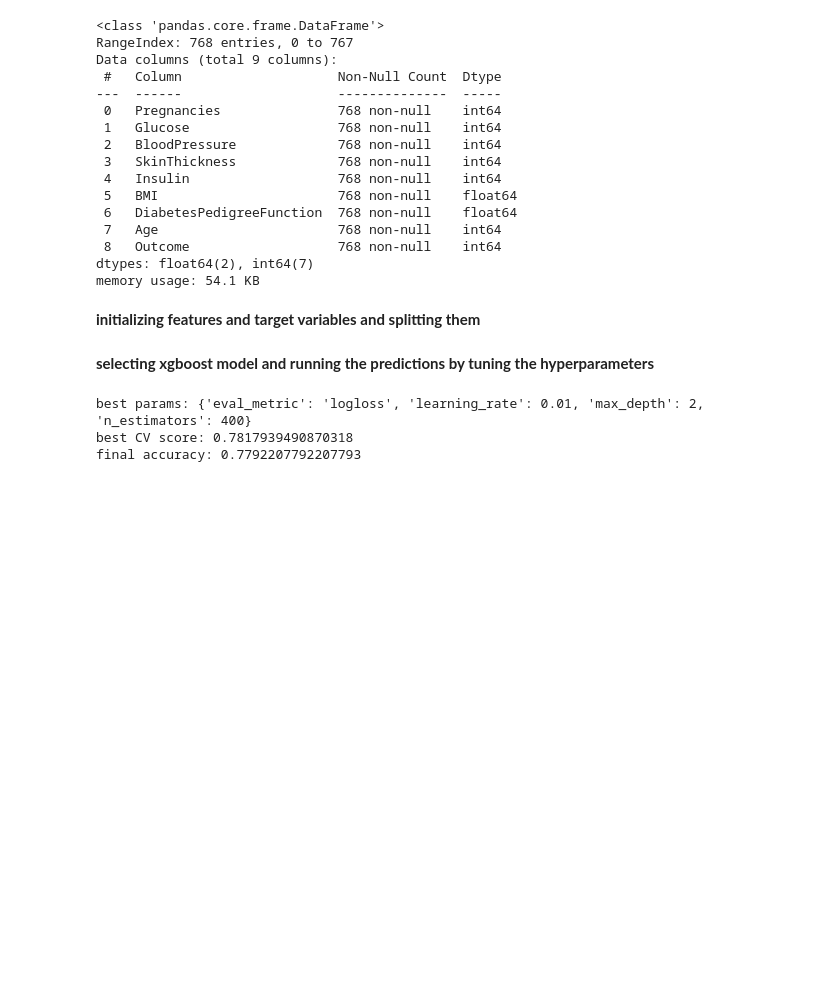
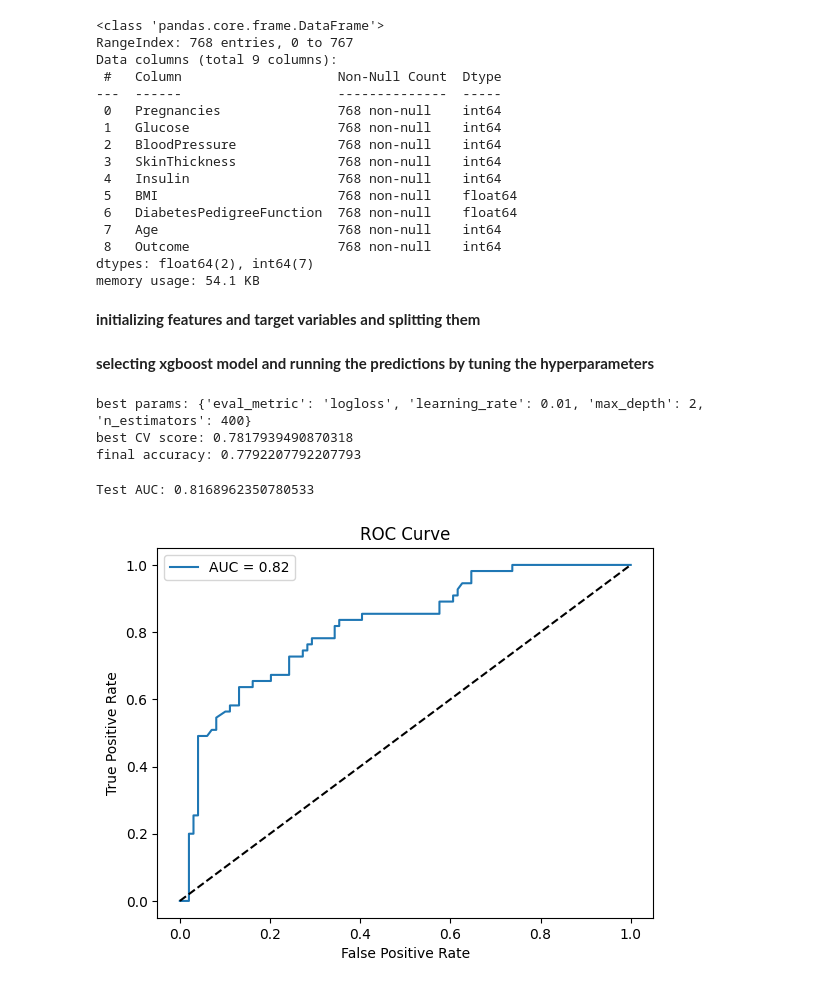
Before and after one commit to Aayam-Rimal/MachineLearning, a Jupyter notebook: XGBoost/ Classification.ipynb, the cells around one changed output. Cells and saved outputs as stored; diff of their text form; code cells hidden in the pictures; blank space fills up the shorter version.

Commit message:
added ROC curve

```diff
--- a/XGBoost/ Classification.ipynb
+++ b/XGBoost/ Classification.ipynb
@@ -98,3 +99,20 @@ print(f'final accuracy: {accuracy}')
 best params: {'eval_metric': 'logloss', 'learning_rate': 0.01, 'max_depth': 2, 'n_estimators': 400}
 best CV score: 0.7817939490870318
 final accuracy: 0.7792207792207793
+# %%
+y_probs= best_params.predict_proba(X_test)[:,1]
+
+tpr,fpr,thresholds= roc_curve(y_test,y_probs)
+auc_score = roc_auc_score(y_test, y_probs)
+print("Test AUC:", auc_score)
+
+plt.plot(tpr, fpr, label=f'AUC = {auc_score:.2f}')
+plt.plot([0,1], [0,1], 'k--')
+plt.xlabel('False Positive Rate')
+plt.ylabel('True Positive Rate')
+plt.title('ROC Curve')
+plt.legend()
+plt.show()
+# %% [output]
+Test AUC: 0.8168962350780533
+[figure, added]
```
Also changed, not shown: parts of 1 cell of this notebook.
